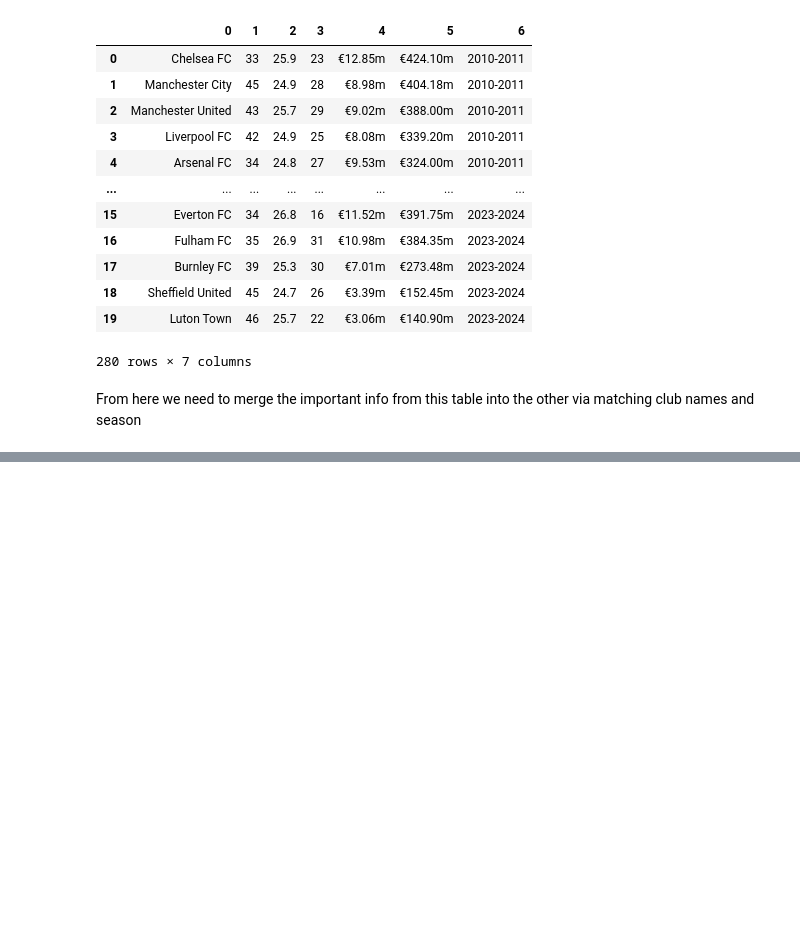
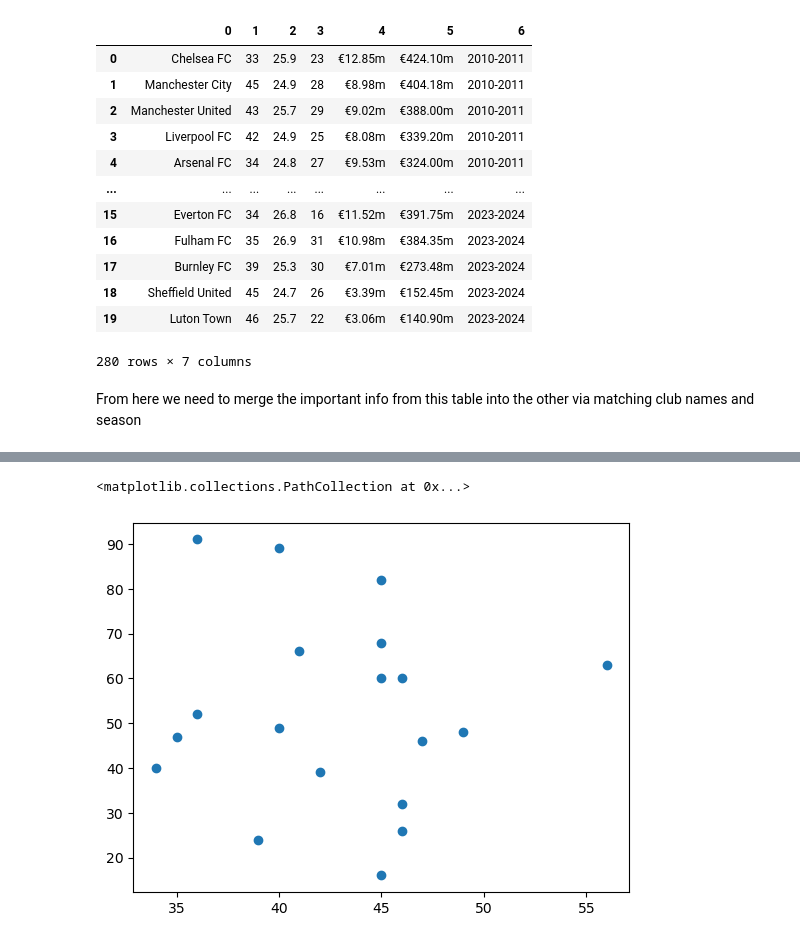
Before and after one commit to s2115214/First-Semester-Projects, a Jupyter notebook: project_curation/scraping_data.ipynb, the cells around one changed output, grey strips where cells are left out. Drawn from its saved outputs; the diff is of its cells as text; code cells hidden in the pictures; blank space fills up the shorter version.

Commit message:
Finished the table and made some plots

```diff
--- a/project_curation/scraping_data.ipynb
+++ b/project_curation/scraping_data.ipynb
@@ -143,9 +144,9 @@ def clean_full_club_name(club_name):
 full_table[1] = full_table[1].apply(clean_full_club_name)
 market_table[0] = market_table[0].apply(clean_market_club_name)
 
-#renaiming  columns
+#renaming  columns
 full_table.columns = ['Position', 'Club', 'P', 'W', 'D', 'L', 'GF', 'GA', '(+/-)', 'PTS', 'Season']
-market_table.columns = ['Squad', 'Club', 'Age', 'Foreigners', 'Market Value', 'Total Market Value', 'Season']
+market_table.columns = ['Club', '#Players', 'avg_age', 'Foreigners', 'Market Value', 'Total Market Value(Million €)', 'Season']
 
 print(full_table)
 print(market_table)
@@ -189,0 +171,5 @@ merged_table
+# %%
+df = pd.merge(full_table, market_table, how='left', left_on = ['Club','Season'], right_on=['Club', 'Season'])
+df = df.drop('Market Value', axis = 1)
+print(df.shape)
+df = df.dropna()
@@ -189,0 +203,6 @@ merged_table
+# %%
+df['PTS'] = df['PTS'].astype(int)
+df['#Players'] = df['#Players'].astype(int)
+df['avg_age'] = df['avg_age'].astype(float)
+
+df['Total Market Value'] = df['Total Market Value'].apply(lambda x: float(x[1:-1]) if x[-1] == 'm' else float(x[1:-2])*1000)
@@ -189,0 +228,3 @@ merged_table
+# %%
+data_2024 = df[df['Season'] == '2023-2024']
+data_2024
@@ -189,0 +249,5 @@ merged_table
+# %%
+plt.scatter(data_2024['#Players'], data_2024['PTS'])
+# %% [output]
+<matplotlib.collections.PathCollection at 0x...>
+[figure, added]
```
Also changed, not shown: parts of 11 cells of this notebook.
